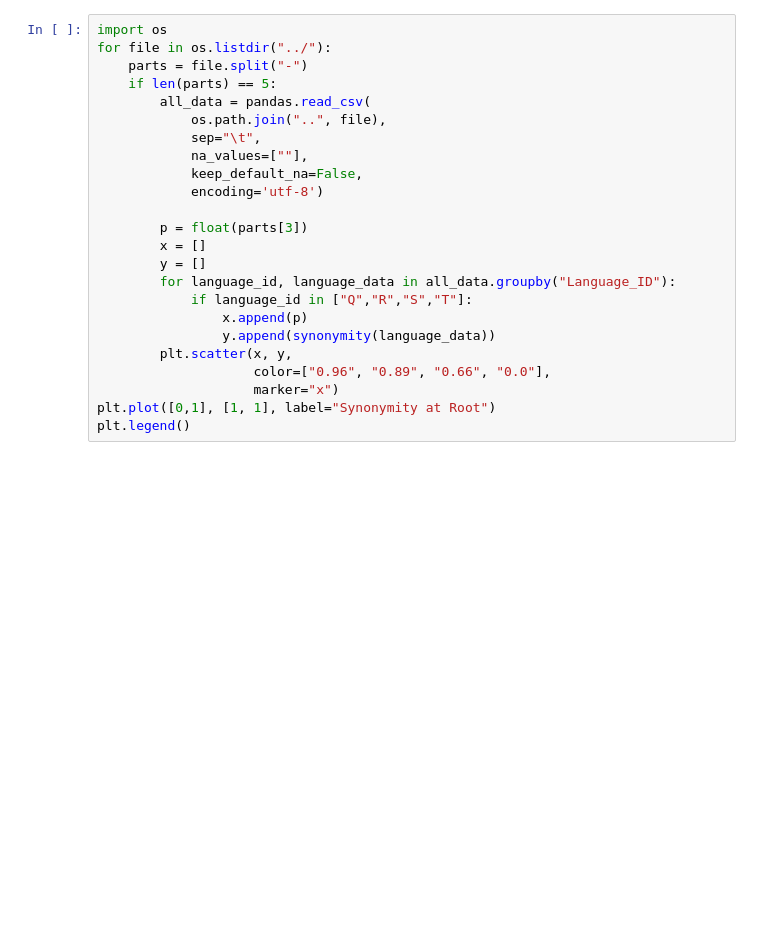
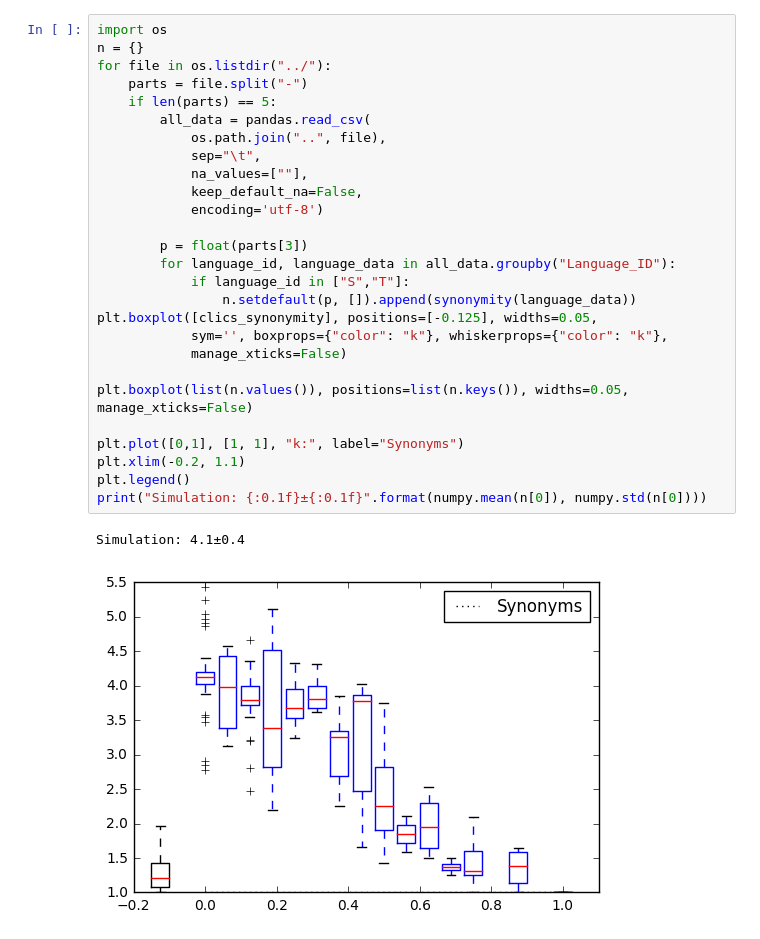
Before and after one commit to Anaphory/simuling, a Jupyter notebook: evaluation/PlotBasicStats.ipynb, the cells around one changed output. Drawn from its saved outputs; the diff is of its cells as text; blank space fills up the shorter version.

```diff
--- a/evaluation/PlotBasicStats.ipynb
+++ b/evaluation/PlotBasicStats.ipynb
@@ -91,24 +109,30 @@ plt.legend()
 # %%
 import os
+n = {}
 for file in os.listdir("../"):
     parts = file.split("-")
     if len(parts) == 5:
         all_data = pandas.read_csv(
             os.path.join("..", file),
             sep="\t",
             na_values=[""],
             keep_default_na=False,
             encoding='utf-8')
 
         p = float(parts[3])
-        x = []
-        y = []
         for language_id, language_data in all_data.groupby("Language_ID"):
-            if language_id in ["Q","R","S","T"]:
-                x.append(p)
-                y.append(synonymity(language_data))
-        plt.scatter(x, y,
-                    color=["0.96", "0.89", "0.66", "0.0"],
-                    marker="x")
-plt.plot([0,1], [1, 1], label="Synonymity at Root")
+            if language_id in ["S","T"]:
+                n.setdefault(p, []).append(synonymity(language_data))
+plt.boxplot([clics_synonymity], positions=[-0.125], widths=0.05,
+            sym='', boxprops={"color": "k"}, whiskerprops={"color": "k"},
+            manage_xticks=False)
+
+plt.boxplot(list(n.values()), positions=list(n.keys()), widths=0.05, manage_xticks=False)
+
+plt.plot([0,1], [1, 1], "k:", label="Synonyms")
+plt.xlim(-0.2, 1.1)
 plt.legend()
+print("Simulation: {:0.1f}±{:0.1f}".format(numpy.mean(n[0]), numpy.std(n[0])))
+# %% [output]
+Simulation: 4.1±0.4
+[figure, added]
```
Also changed, not shown: parts of 8 cells of this notebook, 6 other files.
